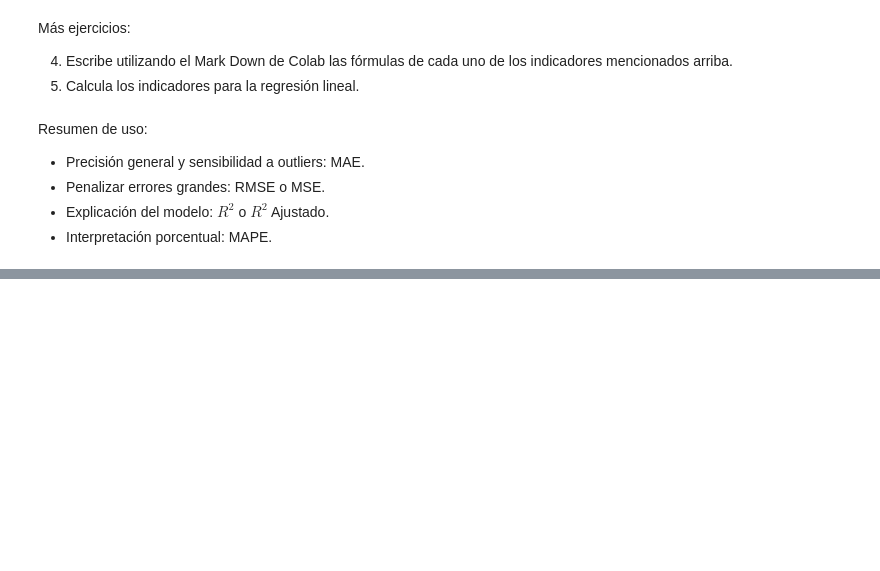
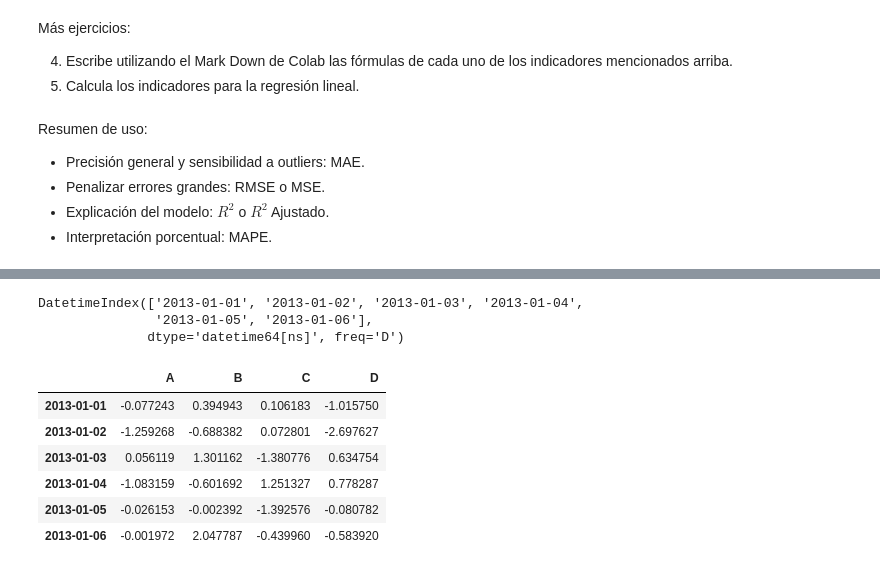
Before and after one commit to 175329/Mineria-de-datos, a Jupyter notebook: MineriaDeDatos.ipynb, the cells around one changed output, grey strips where cells are left out. Drawn from its saved outputs; the diff is of its cells as text; code cells hidden in the pictures; blank space fills up the shorter version.

```diff
--- a/MineriaDeDatos.ipynb
+++ b/MineriaDeDatos.ipynb
@@ -842,0 +861,20 @@ Resumen de uso:
+# %%
+#Creación de un DataFrame(df) pasando una matriz de NumPy con un índice de tipo fecha
+#y hora (datetime) usando date_range() y columnas etiquetadas:
+dates = pd.date_range("20130101", periods=6)
+dates
+# %% [output]
+DatetimeIndex(['2013-01-01', '2013-01-02', '2013-01-03', '2013-01-04',
+               '2013-01-05', '2013-01-06'],
+              dtype='datetime64[ns]', freq='D')
+# %%
+df = pd.DataFrame(np.random.randn(6, 4), index=dates, columns=list("ABCD"))
+df
+# %% [output]
+|  | A | B | C | D |
+| 2013-01-01 | -0.077243 | 0.394943 | 0.106183 | -1.015750 |
+| 2013-01-02 | -1.259268 | -0.688382 | 0.072801 | -2.697627 |
+| 2013-01-03 | 0.056119 | 1.301162 | -1.380776 | 0.634754 |
+| 2013-01-04 | -1.083159 | -0.601692 | 1.251327 | 0.778287 |
+| 2013-01-05 | -0.026153 | -0.002392 | -1.392576 | -0.080782 |
+| 2013-01-06 | -0.001972 | 2.047787 | -0.439960 | -0.583920 |
```
Also changed, not shown: parts of 15 cells of this notebook.
